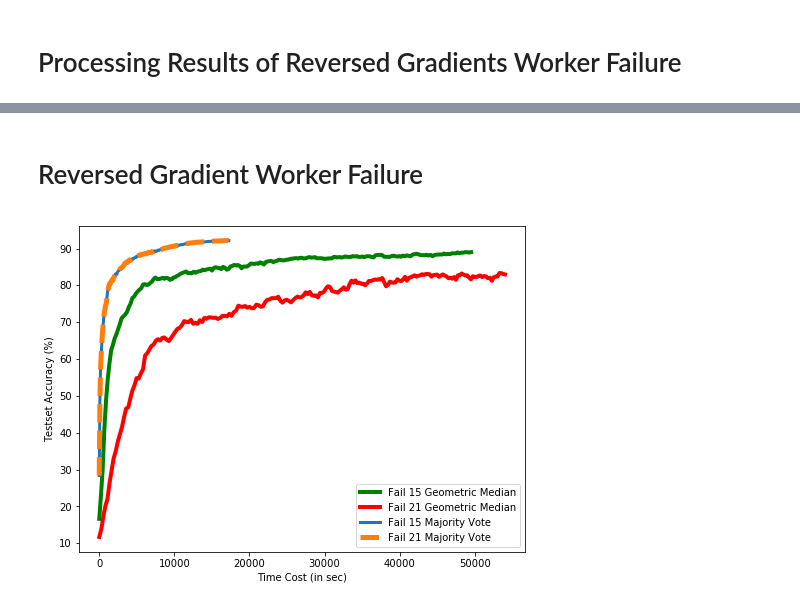
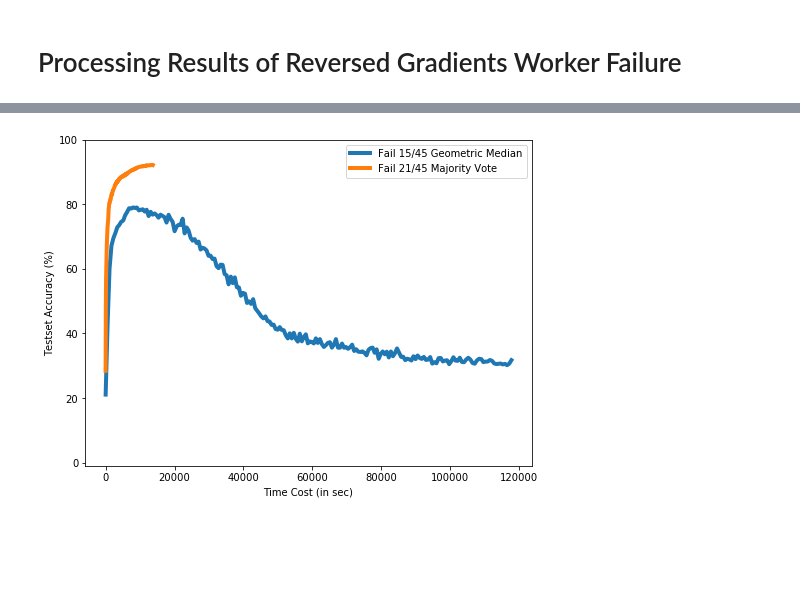
Before and after one commit to hwang595/Draco, a Jupyter notebook: analysis/Full_Initial_Experiment.ipynb, the cells around one changed output, grey strips where cells are left out. Drawn from its saved outputs; the diff is of its cells as text; code cells hidden in the pictures; blank space fills up the shorter version.

Commit message:
update results

```diff
--- a/analysis/Full_Initial_Experiment.ipynb
+++ b/analysis/Full_Initial_Experiment.ipynb
@@ -109,9 +111,9 @@ Total Time Cost of Geometric Median Method: 40353.6963073
 # %% [markdown]
 # Processing Results of Reversed Gradients Worker Failure
 # %%
-method = ['geo_median', 'maj_vote']
+method = ['traditional','geo_median', 'maj_vote']
 num_failure = ['15', '21']
-acc_stat = [{},{}]
+acc_stat = [{},{},{}]
 step_list = [i for i in range(0, 10001, 50)]
 # parse acc log files first
 for i,m in enumerate(method):
@@ -130,9 +132,12 @@ print(len(acc_stat[0]['15']))
 print(len(acc_stat[0]['21']))
 print(len(acc_stat[1]['15']))
 print(len(acc_stat[1]['21']))
+print(len(acc_stat[2]['15']))
+print(len(acc_stat[2]['21']))
+
 
 # then we get the time cost
-stats = [{},{}]
+stats = [{},{},{}]
 for i,m in enumerate(method):
     for f in num_failure:
         stat_dict_worker = {}
@@ -182,3 +193,21 @@ Start Processing maj_vote
 Done Processing maj_vote
 Start Processing maj_vote
 Done Processing maj_vote
+# %%
+# processing results
+time_lines = [{},{},{}]
+#for k,v in stats[0]['15'][1].iteritems():
+#    print(v)
+for t, dict_pairs in enumerate(stats):
+    for f in num_failure:
+        _tmp_time_costs = []
+        _time_counter = 0
+        m_dict = dict_pairs[f][0]
+        w_dict = dict_pairs[f][1]
+        for i, (k, v) in enumerate(w_dict.iteritems()):
+            _time_counter += max(v)
+            _time_counter += m_dict[k][0]
+            _time_counter += m_dict[k][1]
+            if i % 50 == 0:
+                _tmp_time_costs.append(_time_counter)
+        time_lines[t][f]=_tmp_time_costs
@@ -198,17 +313,15 @@ for t, dict_pairs in enumerate(stats):
             if i % 50 == 0:
                 _tmp_time_costs.append(_time_counter)
         time_lines[t][f]=_tmp_time_costs
-# %% [markdown]
-# Reversed Gradient Worker Failure
 # %%
 fig = plt.figure()
-plt.plot(time_lines[0]['15'], acc_stat[0]['15'],'-g', linewidth=4.0,  label='Fail 15 Geometric Median')
-plt.plot(time_lines[0]['21'], acc_stat[0]['21'],'-r', linewidth=4.0,  label='Fail 21 Geometric Median')
-plt.plot(time_lines[1]['21'], acc_stat[1]['21'], '-',linewidth=3.0,  label='Fail 15 Majority Vote')
-plt.plot(time_lines[1]['15'], acc_stat[1]['15'], '--',linewidth=5.0,  label='Fail 21 Majority Vote')
+ax = plt.subplot(111)
+plt.plot(time_lines[0]['15'], acc_stat[0]['15'],'-', linewidth=4.0,  label='Fail 15/45 Geometric Median')
+plt.plot(time_lines[1]['15'], acc_stat[1]['15'],'-', linewidth=4.0,  label='Fail 21/45 Majority Vote')
+ax.set_ylim(-1, 100)
 plt.xlabel("Time Cost (in sec)")
 plt.ylabel("Testset Accuracy (%)")
 plt.legend()
 plt.show()
 # %% [output]
-[figure, old version]
+[figure, new version]
```
Also changed, not shown: parts of 6 cells of this notebook.
